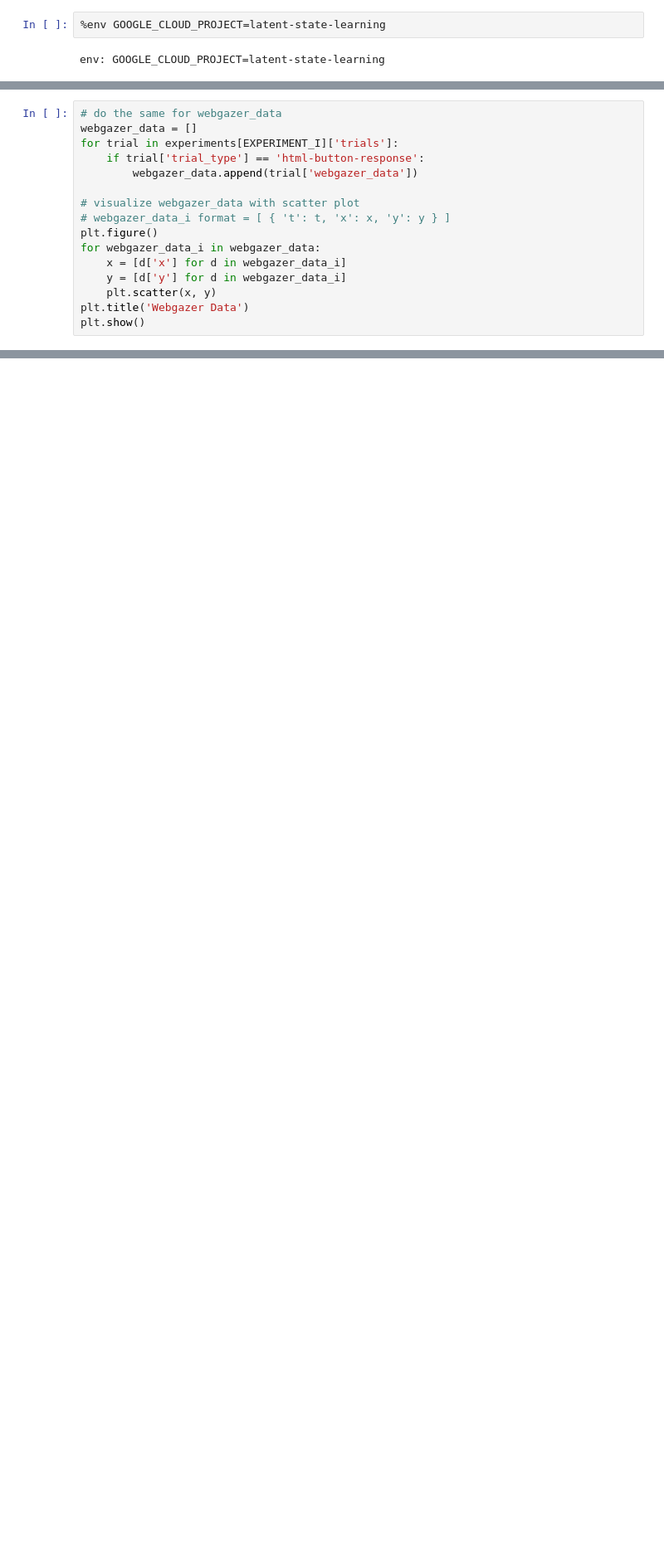
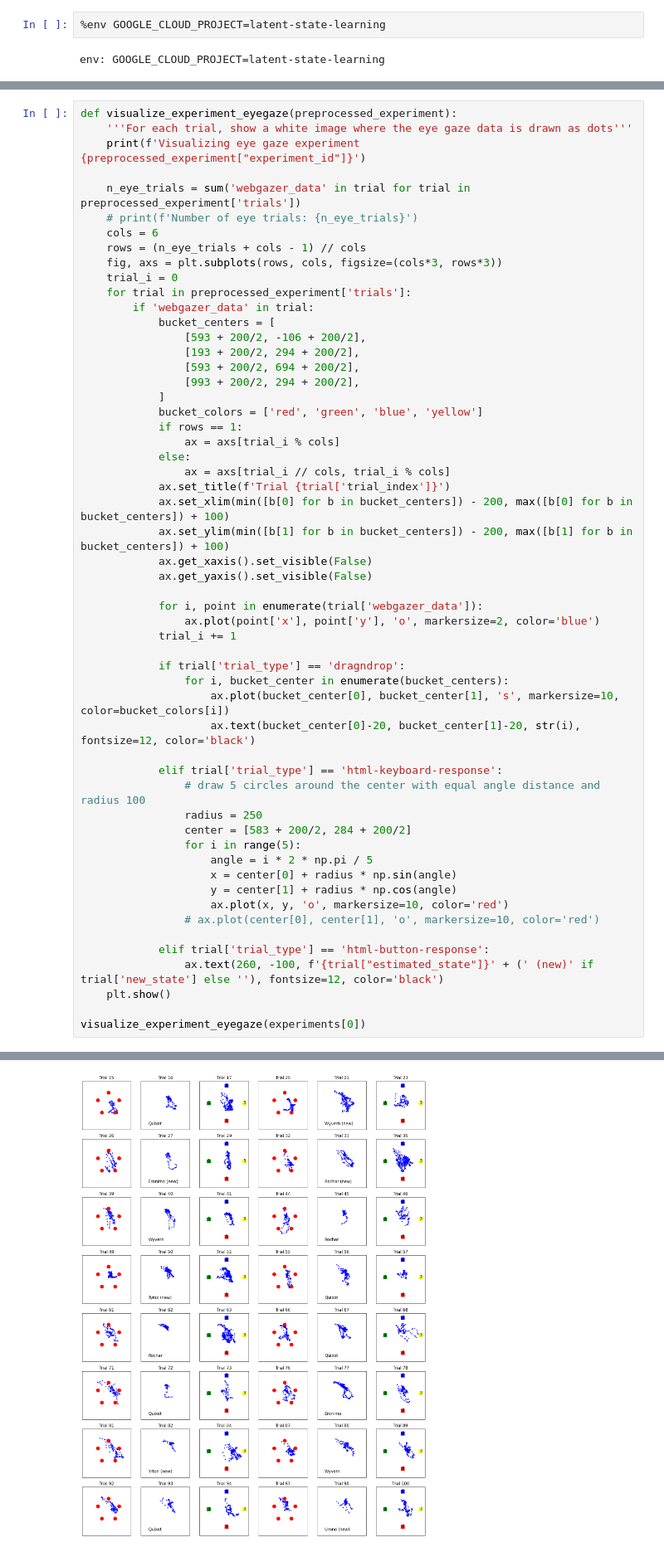
Before and after one commit to rahatzamancse/latent-state-learning-experiment-vite, a Jupyter notebook: analysis/main.ipynb, the cells around one changed output, grey strips where cells are left out. Shown at 83% size. Saved outputs shown, nothing was run; the diff lists cells and outputs as text; blank space fills up the shorter version.

```diff
--- a/analysis/main.ipynb
+++ b/analysis/main.ipynb
@@ -146,16 +110,0 @@ plt.show()
-# %%
-# do the same for webgazer_data
-webgazer_data = []
-for trial in experiments[EXPERIMENT_I]['trials']:
-    if trial['trial_type'] == 'html-button-response':
-        webgazer_data.append(trial['webgazer_data'])
-
-# visualize webgazer_data with scatter plot
-# webgazer_data_i format = [ { 't': t, 'x': x, 'y': y } ]
-plt.figure()
-for webgazer_data_i in webgazer_data:
-    x = [d['x'] for d in webgazer_data_i]
-    y = [d['y'] for d in webgazer_data_i]
-    plt.scatter(x, y)
-plt.title('Webgazer Data')
-plt.show()
@@ -164,0 +181,56 @@ I0000 00:00:1720813941.962878  239729 tcp_posix.cc:809] IOMGR endpoint shutdown
+# %%
+def visualize_experiment_eyegaze(preprocessed_experiment):
+    '''For each trial, show a white image where the eye gaze data is drawn as dots'''
+    print(f'Visualizing eye gaze experiment {preprocessed_experiment["experiment_id"]}')
+
+    n_eye_trials = sum('webgazer_data' in trial for trial in preprocessed_experiment['trials'])
+    # print(f'Number of eye trials: {n_eye_trials}')
+    cols = 6
+    rows = (n_eye_trials + cols - 1) // cols
+    fig, axs = plt.subplots(rows, cols, figsize=(cols*3, rows*3))
+    trial_i = 0
+    for trial in preprocessed_experiment['trials']:
+        if 'webgazer_data' in trial:
+            bucket_centers = [
+                [593 + 200/2, -106 + 200/2],
+                [193 + 200/2, 294 + 200/2],
+                [593 + 200/2, 694 + 200/2],
+                [993 + 200/2, 294 + 200/2],
+            ]
+            bucket_colors = ['red', 'green', 'blue', 'yellow']
+            if rows == 1:
+                ax = axs[trial_i % cols]
+            else:
+                ax = axs[trial_i // cols, trial_i % cols]
+            ax.set_title(f'Trial {trial['trial_index']}')
+            ax.set_xlim(min([b[0] for b in bucket_centers]) - 200, max([b[0] for b in bucket_centers]) + 100)
+            ax.set_ylim(min([b[1] for b in bucket_centers]) - 200, max([b[1] for b in bucket_centers]) + 100)
+            ax.get_xaxis().set_visible(False)
+            ax.get_yaxis().set_visible(False)
+
+            for i, point in enumerate(trial['webgazer_data']):
+                ax.plot(point['x'], point['y'], 'o', markersize=2, color='blue')
+            trial_i += 1
+
+            if trial['trial_type'] == 'dragndrop':
+                for i, bucket_center in enumerate(bucket_centers):
+                    ax.plot(bucket_center[0], bucket_center[1], 's', markersize=10, color=bucket_colors[i])
+                    ax.text(bucket_center[0]-20, bucket_center[1]-20, str(i), fontsize=12, color='black')
+
+            elif trial['trial_type'] == 'html-keyboard-response':
+                # draw 5 circles around the center with equal angle distance and radius 100
+                radius = 250
+                center = [583 + 200/2, 284 + 200/2]
+                for i in range(5):
+                    angle = i * 2 * np.pi / 5
+                    x = center[0] + radius * np.sin(angle)
+                    y = center[1] + radius * np.cos(angle)
+                    ax.plot(x, y, 'o', markersize=10, color='red')
+                # ax.plot(center[0], center[1], 'o', markersize=10, color='red')
+
+            elif trial['trial_type'] == 'html-button-response':
+                ax.text(260, -100, f'{trial["estimated_state"]}' + (' (new)' if trial['new_state'] else ''), fontsize=12, color='black')
+    plt.show()
+
+visualize_experiment_eyegaze(experiments[0])
+# %% [output]
@@ -164,0 +238 @@ I0000 00:00:1720813941.962878  239729 tcp_posix.cc:809] IOMGR endpoint shutdown
+[figure, added]
```
Also changed, not shown: parts of 10 cells of this notebook, 2 other files.
